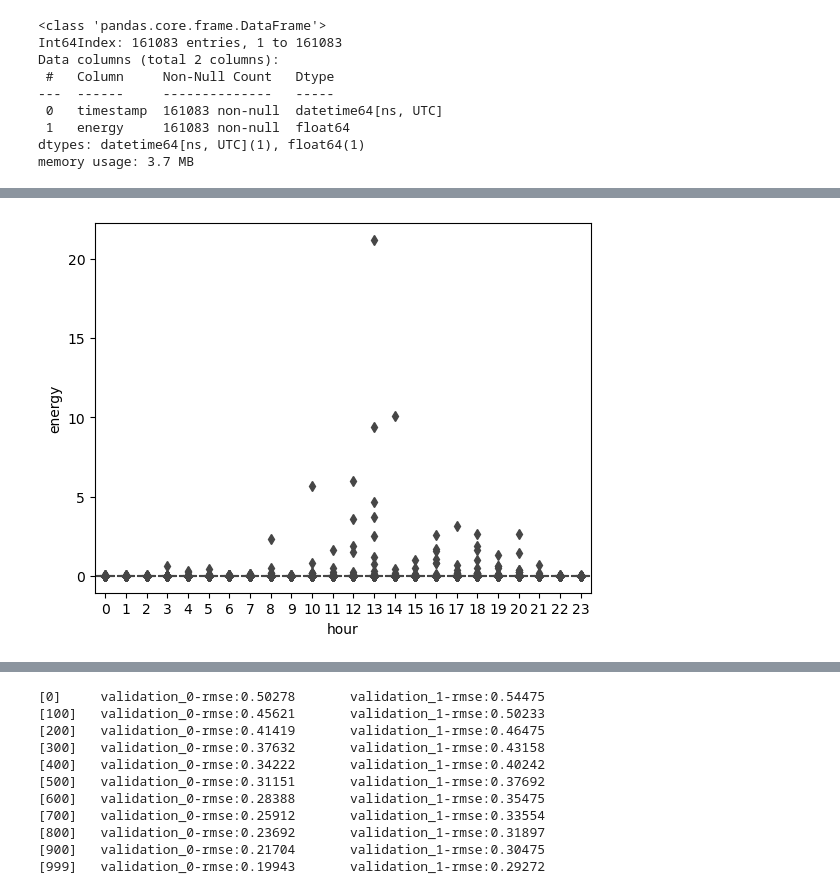
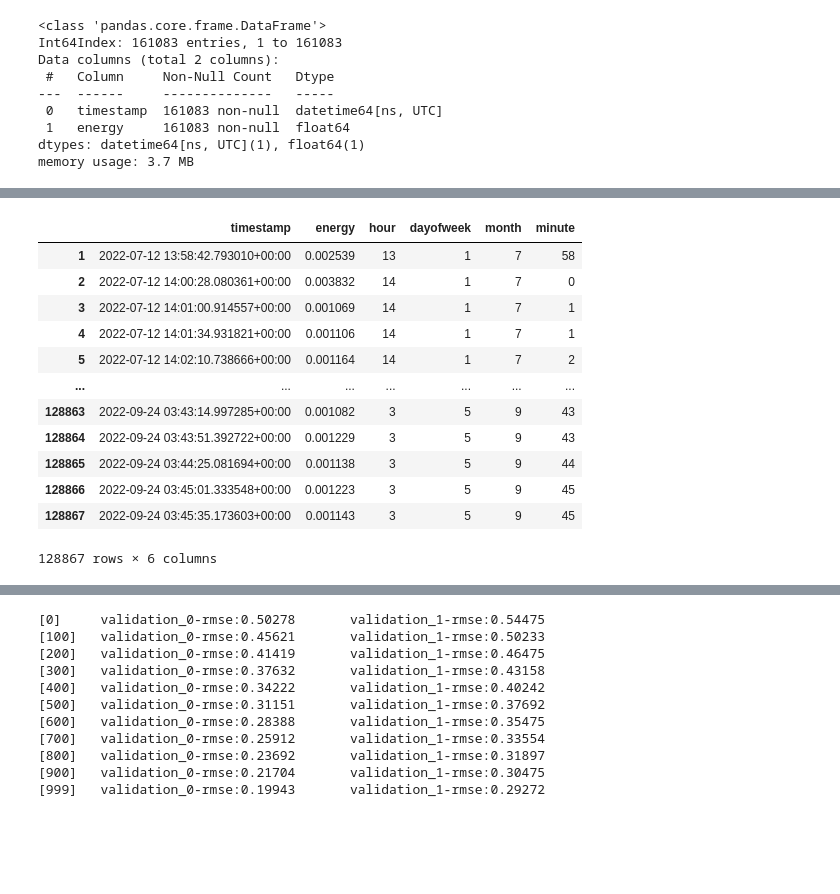
Before and after one commit to Oluwajuwon-O/project_notebooks, a Jupyter notebook: Forecasting with Xgboost.ipynb, the cells around one changed output, grey strips where cells are left out. Saved outputs shown, nothing was run; the diff lists cells and outputs as text; code cells hidden in the pictures; blank space fills up the shorter version.

```diff
--- a/Forecasting with Xgboost.ipynb
+++ b/Forecasting with Xgboost.ipynb
@@ -111,4 +104,0 @@ test = df_energy[-test_size:]
-# %%
-sns.boxplot(data = train, x='hour', y='energy');
-# %% [output]
-[figure, removed]
@@ -114,0 +110,16 @@ sns.boxplot(data = train, x='hour', y='energy');
+# %%
+train
+# %% [output]
+|  | timestamp | energy | hour | dayofweek | month | minute |
+| 1 | 2022-07-12 13:58:42.793010+00:00 | 0.002539 | 13 | 1 | 7 | 58 |
+| 2 | 2022-07-12 14:00:28.080361+00:00 | 0.003832 | 14 | 1 | 7 | 0 |
+| 3 | 2022-07-12 14:01:00.914557+00:00 | 0.001069 | 14 | 1 | 7 | 1 |
+| 4 | 2022-07-12 14:01:34.931821+00:00 | 0.001106 | 14 | 1 | 7 | 1 |
+| 5 | 2022-07-12 14:02:10.738666+00:00 | 0.001164 | 14 | 1 | 7 | 2 |
+| ... | ... | ... | ... | ... | ... | ... |
+| 128863 | 2022-09-24 03:43:14.997285+00:00 | 0.001082 | 3 | 5 | 9 | 43 |
+| 128864 | 2022-09-24 03:43:51.392722+00:00 | 0.001229 | 3 | 5 | 9 | 43 |
+| 128865 | 2022-09-24 03:44:25.081694+00:00 | 0.001138 | 3 | 5 | 9 | 44 |
+| 128866 | 2022-09-24 03:45:01.333548+00:00 | 0.001223 | 3 | 5 | 9 | 45 |
+| 128867 | 2022-09-24 03:45:35.173603+00:00 | 0.001143 | 3 | 5 | 9 | 45 |
+128867 rows × 6 columns
```
Also changed, not shown: parts of 10 cells of this notebook.
